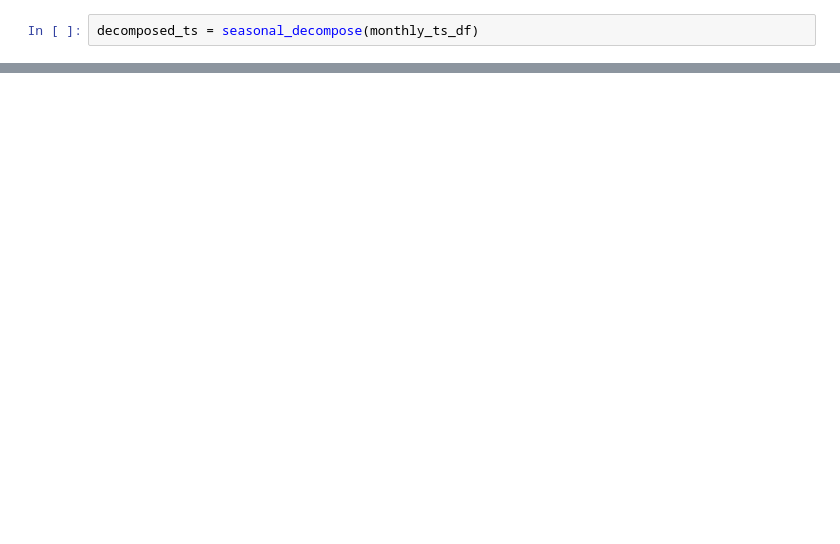
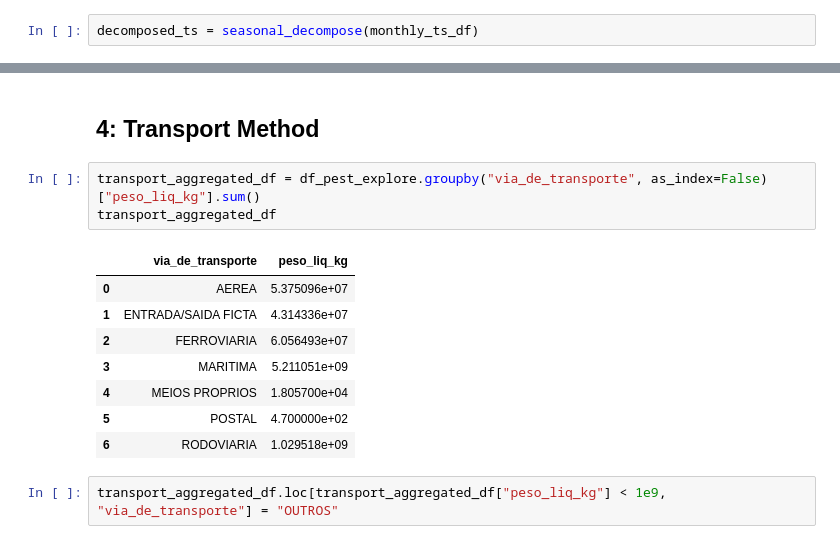
Before and after one commit to HenriqueCord/comexstat_pesticide_viz, a Jupyter notebook: notebooks/exploratory_analysis.ipynb, the cells around one changed output, grey strips where cells are left out. Cells and saved outputs as stored; diff of their text form; blank space fills up the shorter version.

```diff
--- a/notebooks/exploratory_analysis.ipynb
+++ b/notebooks/exploratory_analysis.ipynb
@@ -234,0 +305,16 @@ decomposed_ts.plot()
+# %% [markdown]
+## 4: **Transport Method**
+# %%
+transport_aggregated_df = df_pest_explore.groupby("via_de_transporte", as_index=False)["peso_liq_kg"].sum()
+transport_aggregated_df
+# %% [output]
+|  | via_de_transporte | peso_liq_kg |
+| 0 | AEREA | 5.375096e+07 |
+| 1 | ENTRADA/SAIDA FICTA | 4.314336e+07 |
+| 2 | FERROVIARIA | 6.056493e+07 |
+| 3 | MARITIMA | 5.211051e+09 |
+| 4 | MEIOS PROPRIOS | 1.805700e+04 |
+| 5 | POSTAL | 4.700000e+02 |
+| 6 | RODOVIARIA | 1.029518e+09 |
+# %%
+transport_aggregated_df.loc[transport_aggregated_df["peso_liq_kg"] < 1e9, "via_de_transporte"] = "OUTROS"
```
Also changed, not shown: parts of 22 cells of this notebook, 1 other file.
